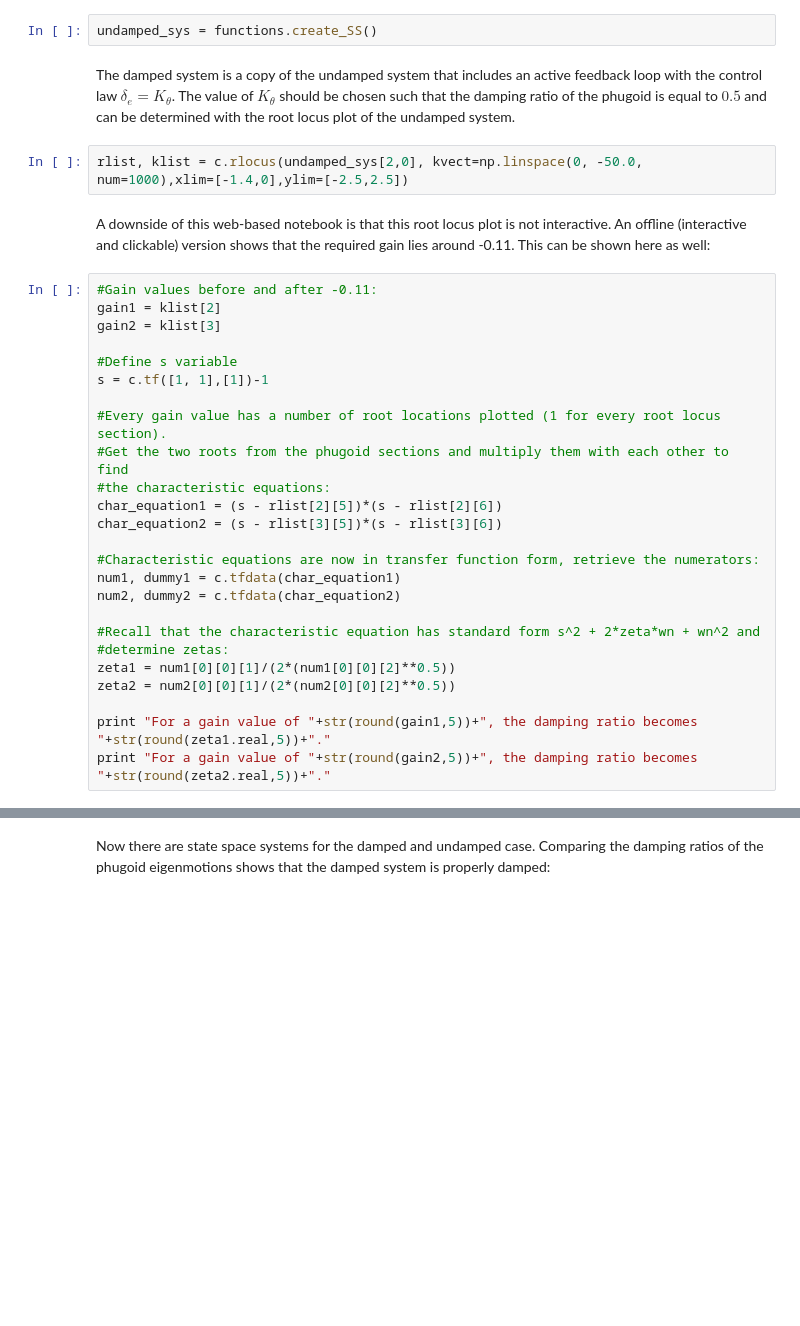
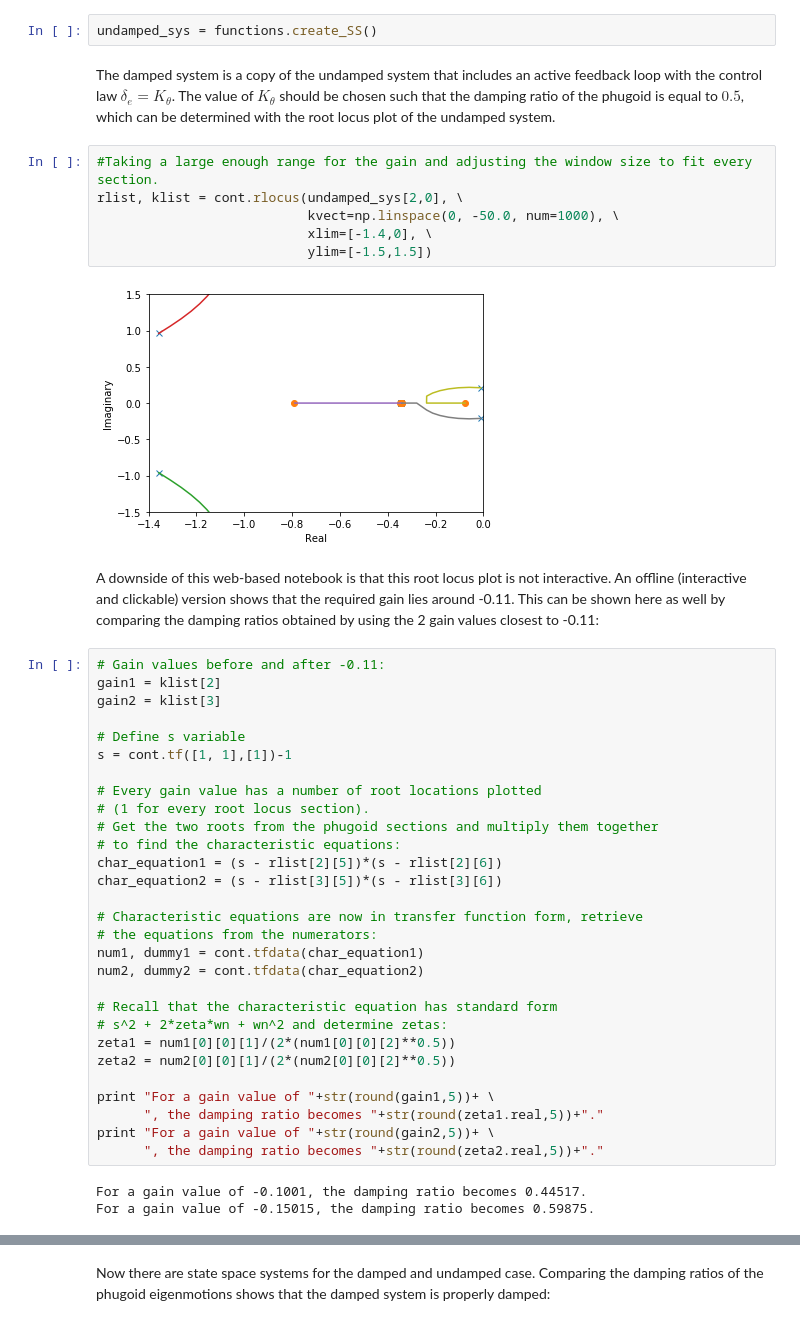
Before and after one commit to jknobbout/stochastic_practical, a Jupyter notebook: Code Notebook.ipynb, the cells around one changed output, grey strips where cells are left out. Cells and saved outputs as stored; diff of their text form; blank space fills up the shorter version.

```diff
--- a/Code Notebook.ipynb
+++ b/Code Notebook.ipynb
@@ -21,36 +28,49 @@ Creating the undamped state space system first, gust included:
 # %%
 undamped_sys = functions.create_SS()
 # %% [markdown]
-The damped system is a copy of the undamped system that includes an active feedback loop with the control law $\delta_e = K_{\theta}$. The value of $K_\theta$ should be chosen such that the damping ratio of the phugoid is equal to $0.5$  and can be determined with the root locus plot of the undamped system.
+The damped system is a copy of the undamped system that includes an active feedback loop with the control law $\delta_e = K_{\theta}$. The value of $K_\theta$ should be chosen such that the damping ratio of the phugoid is equal to $0.5$, which can be determined with the root locus plot of the undamped system.
 # %%
-rlist, klist = c.rlocus(undamped_sys[2,0], kvect=np.linspace(0, -50.0, num=1000),xlim=[-1.4,0],ylim=[-2.5,2.5])
+#Taking a large enough range for the gain and adjusting the window size to fit every section.
+rlist, klist = cont.rlocus(undamped_sys[2,0], \
+                           kvect=np.linspace(0, -50.0, num=1000), \
+                           xlim=[-1.4,0], \
+                           ylim=[-1.5,1.5])
+# %% [output]
+[figure, added]
 # %% [markdown]
-A downside of this web-based notebook is that this root locus plot is not interactive. An offline (interactive and clickable) version shows that the required gain lies around -0.11. This can be shown here as well:
+A downside of this web-based notebook is that this root locus plot is not interactive. An offline (interactive and clickable) version shows that the required gain lies around -0.11. This can be shown here as well by comparing the damping ratios obtained by using the 2 gain values closest to -0.11:
 # %%
-#Gain values before and after -0.11:
+# Gain values before and after -0.11:
 gain1 = klist[2]
 gain2 = klist[3]
 
-#Define s variable
-s = c.tf([1, 1],[1])-1
+# Define s variable
+s = cont.tf([1, 1],[1])-1
 
-#Every gain value has a number of root locations plotted (1 for every root locus section).
-#Get the two roots from the phugoid sections and multiply them with each other to find
-#the characteristic equations:
+# Every gain value has a number of root locations plotted
+# (1 for every root locus section).
+# Get the two roots from the phugoid sections and multiply them together
+# to find the characteristic equations:
 char_equation1 = (s - rlist[2][5])*(s - rlist[2][6])
 char_equation2 = (s - rlist[3][5])*(s - rlist[3][6])
 
-#Characteristic equations are now in transfer function form, retrieve the numerators:
-num1, dummy1 = c.tfdata(char_equation1)
-num2, dummy2 = c.tfdata(char_equation2)
+# Characteristic equations are now in transfer function form, retrieve
+# the equations from the numerators:
+num1, dummy1 = cont.tfdata(char_equation1)
+num2, dummy2 = cont.tfdata(char_equation2)
 
-#Recall that the characteristic equation has standard form s^2 + 2*zeta*wn + wn^2 and
-#determine zetas:
+# Recall that the characteristic equation has standard form
+# s^2 + 2*zeta*wn + wn^2 and determine zetas:
 zeta1 = num1[0][0][1]/(2*(num1[0][0][2]**0.5))
 zeta2 = num2[0][0][1]/(2*(num2[0][0][2]**0.5))
 
-print "For a gain value of "+str(round(gain1,5))+", the damping ratio becomes "+str(round(zeta1.real,5))+"."
-print "For a gain value of "+str(round(gain2,5))+", the damping ratio becomes "+str(round(zeta2.real,5))+"."
+print "For a gain value of "+str(round(gain1,5))+ \
+      ", the damping ratio becomes "+str(round(zeta1.real,5))+"."
+print "For a gain value of "+str(round(gain2,5))+ \
+      ", the damping ratio becomes "+str(round(zeta2.real,5))+"."
+# %% [output]
+For a gain value of -0.1001, the damping ratio becomes 0.44517.
+For a gain value of -0.15015, the damping ratio becomes 0.59875.
 # %% [markdown]
 The proper gain value is therefore somewhere in between.
 
```
Also changed, not shown: parts of 32 cells of this notebook, 2 other files.
